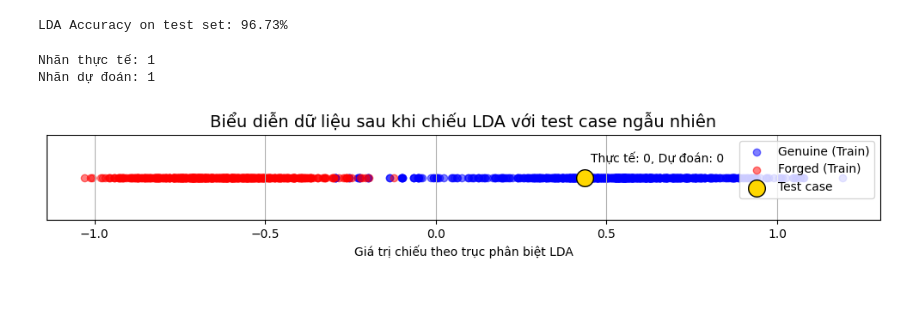
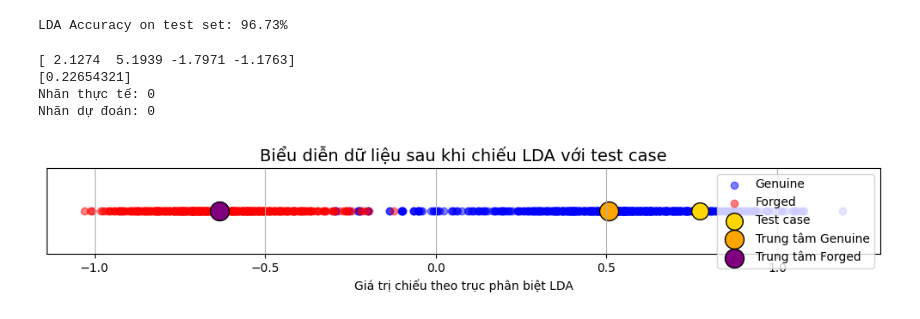
Before and after one commit to AvieTechy/MSA-Vstatis, a Jupyter notebook: Sources/Binary_Class_LDA.ipynb, the cells around one changed output. Drawn from its saved outputs; the diff is of its cells as text; code cells hidden in the pictures.

```diff
--- a/Sources/Binary_Class_LDA.ipynb
+++ b/Sources/Binary_Class_LDA.ipynb
@@ -150,43 +150,49 @@ import numpy as np
 import random
 import matplotlib.pyplot as plt
 
-
 random_idx = random.randint(0, len(X_test_lda) - 1)
 
+original_test_case = X_test[random_idx]
 test_case = X_test_lda[random_idx]
 true_label = y_test[random_idx]
 
 predicted_label = nearest_centroid_classifier(test_case, m_0_lda, m_1_lda)
 
+print(original_test_case)
+print(test_case)
 print("Nhãn thực tế:", true_label)
 print("Nhãn dự đoán:", predicted_label[0])
-
 
 random_idx = random.randint(0, len(X_test_lda) - 1)
 test_case = X_test_lda[random_idx]
 true_label = y_test[random_idx]
 predicted_label = nearest_centroid_classifier(test_case, m_0_lda, m_1_lda)[0]
 
 plt.figure(figsize=(10, 2))
-plt.title("Biểu diễn dữ liệu sau khi chiếu LDA với test case ngẫu nhiên", fontsize=14)
+plt.title("Biểu diễn dữ liệu sau khi chiếu LDA với test case", fontsize=14)
 
+# Dữ liệu huấn luyện
 plt.scatter(X_train_lda[y_train == 0], np.zeros_like(X_train_lda[y_train == 0]),
-            color='blue', label='Genuine (Train)', alpha=0.5)
+            color='blue', label='Genuine', alpha=0.5)
 plt.scatter(X_train_lda[y_train == 1], np.zeros_like(X_train_lda[y_train == 1]),
-            color='red', label='Forged (Train)', alpha=0.5)
+            color='red', label='Forged', alpha=0.5)
 
+# Điểm test
 plt.scatter(test_case, 0, color='gold', edgecolor='black', s=200, label='Test case')
 
-plt.text(test_case + 0.02, 0.02, f'Thực tế: {true_label}, Dự đoán: {predicted_label}',
-         fontsize=10, color='black')
+# Trung tâm của hai lớp
+plt.scatter(m_0_lda, 0, color='orange', edgecolor='black', s=250, label='Trung tâm Genuine')
+plt.scatter(m_1_lda, 0, color='purple', edgecolor='black', s=250, label='Trung tâm Forged')
 
 plt.yticks([])
 plt.xlabel("Giá trị chiếu theo trục phân biệt LDA")
 plt.legend()
 plt.grid(True)
 plt.tight_layout()
 plt.show()
 # %% [output]
-Nhãn thực tế: 1
-Nhãn dự đoán: 1
+[ 2.1274  5.1939 -1.7971 -1.1763]
+[0.22654321]
+Nhãn thực tế: 0
+Nhãn dự đoán: 0
-[figure, old version]
+[figure, new version]
```
